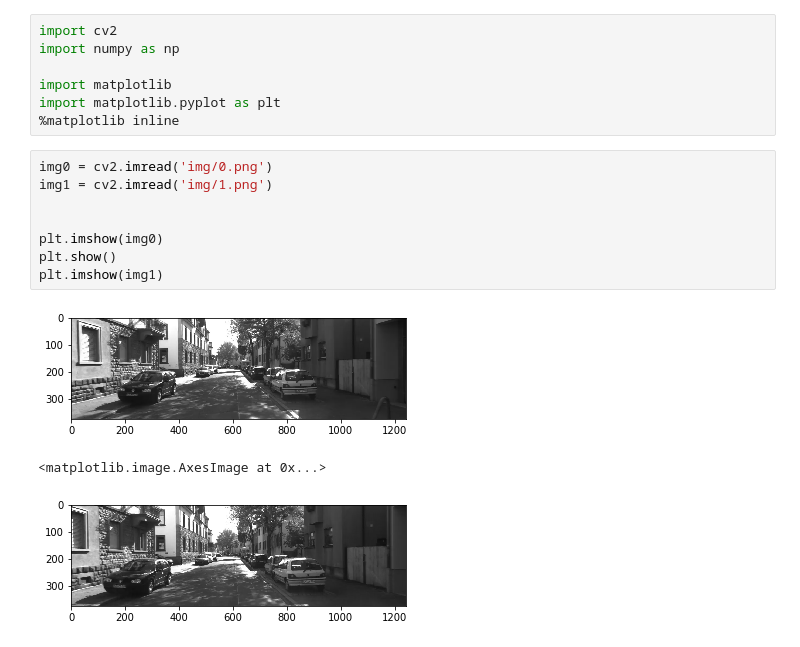
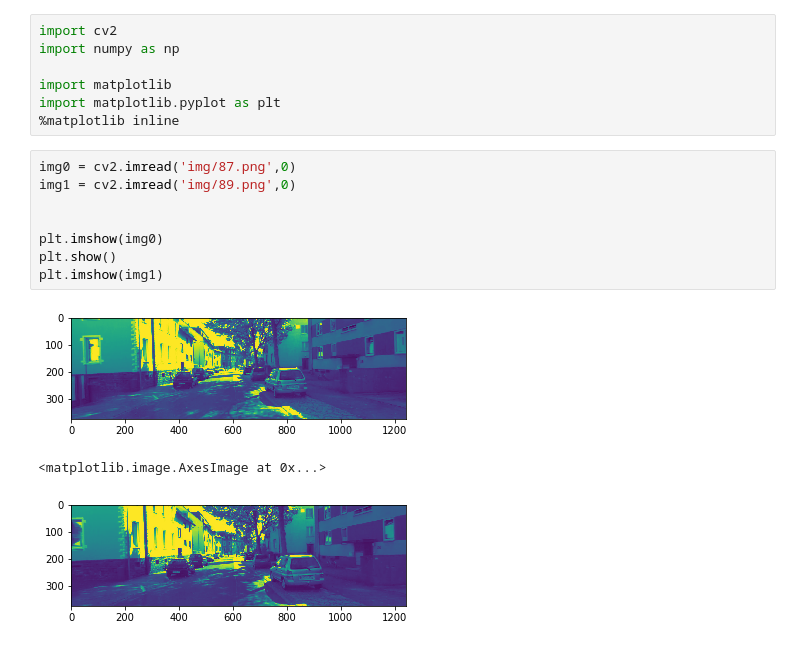
Before and after one commit to kemfic/fake-stereo, a Jupyter notebook: vis.ipynb, the cells around one changed output. Drawn from its saved outputs; the diff is of its cells as text.

```diff
--- a/vis.ipynb
+++ b/vis.ipynb
@@ -6,14 +6,14 @@ import matplotlib
 import matplotlib.pyplot as plt
 %matplotlib inline
 # %%
-img0 = cv2.imread('img/0.png')
-img1 = cv2.imread('img/1.png')
+img0 = cv2.imread('img/87.png',0)
+img1 = cv2.imread('img/89.png',0)
 
 
 plt.imshow(img0)
 plt.show()
 plt.imshow(img1)
 # %% [output]
-[figure, old version]
+[figure, new version]
 <matplotlib.image.AxesImage at 0x...>
-[figure, old version]
+[figure, new version]
```
Also changed, not shown: parts of 2 cells of this notebook, 6 other files.
